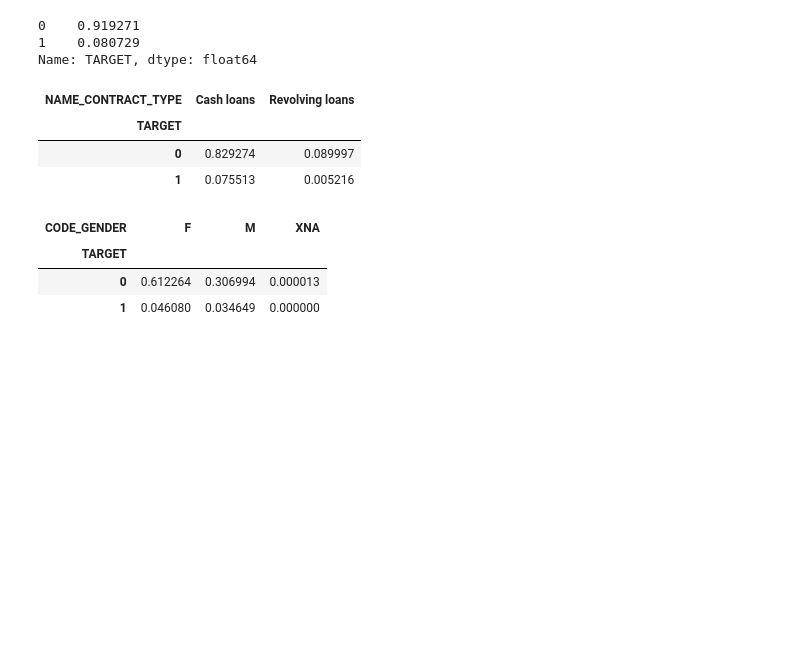
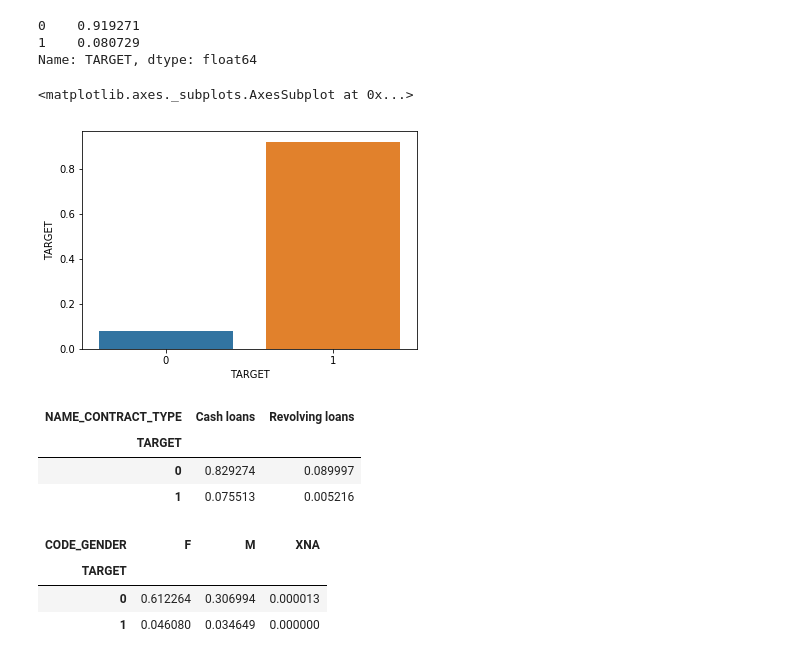
Before and after one commit to reneeyueminniu/Home_Credit_Analysis, a Jupyter notebook: Home_credit.ipynb, the cells around one changed output. Saved outputs shown, nothing was run; the diff lists cells and outputs as text; code cells hidden in the pictures; blank space fills up the shorter version.

```diff
--- a/Home_credit.ipynb
+++ b/Home_credit.ipynb
@@ -25,6 +50,11 @@ application_train.TARGET.value_counts(normalize=True)
 0    0.919271
 1    0.080729
 Name: TARGET, dtype: float64
+# %%
+sns.barplot(application_train['TARGET'],application_train['TARGET'].value_counts(normalize=True))
+# %% [output]
+<matplotlib.axes._subplots.AxesSubplot at 0x...>
+[figure, added]
 # %%
 pd.crosstab(application_train['TARGET'],application_train['NAME_CONTRACT_TYPE'],dropna=False,normalize='all')
 # %% [output]
```
Also changed, not shown: parts of 30 cells of this notebook.
